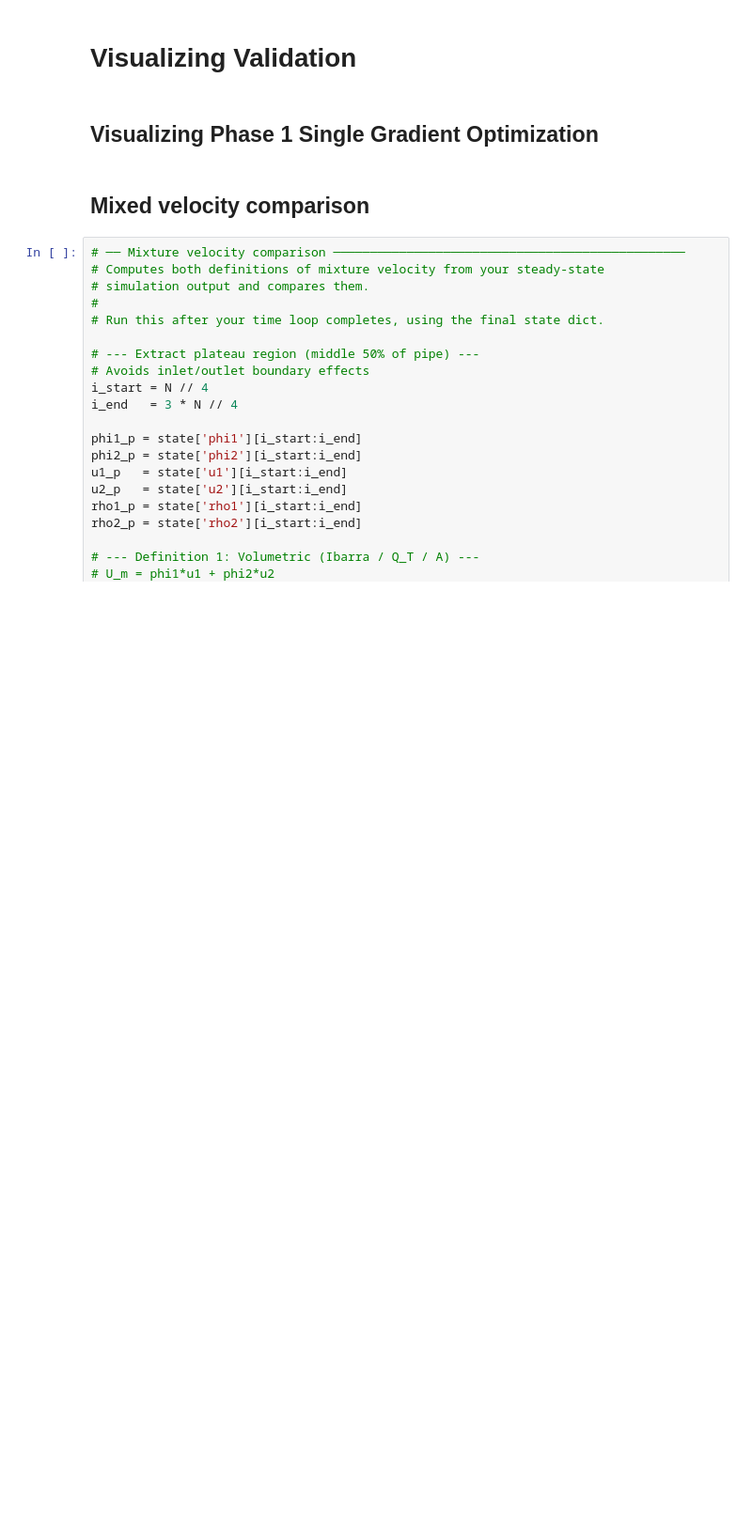
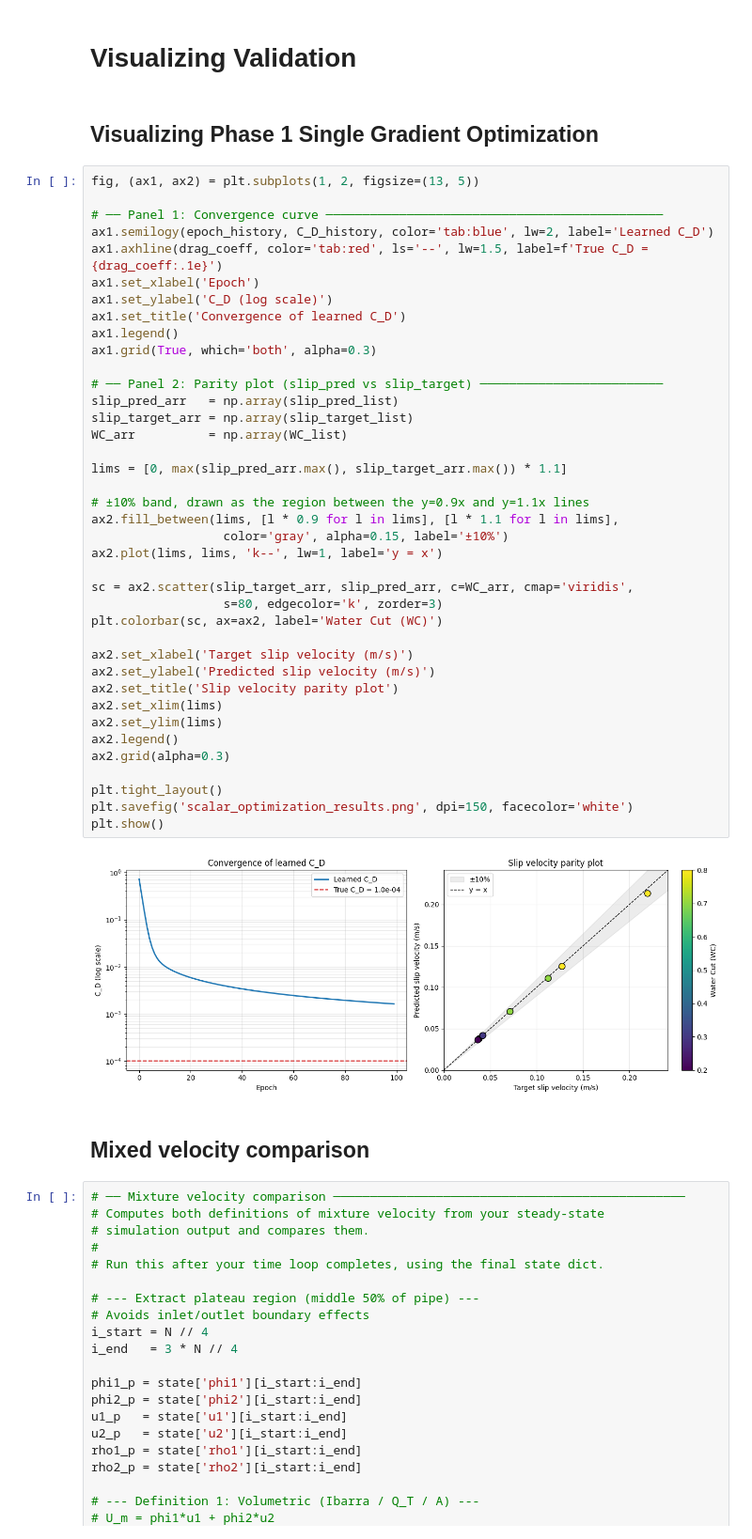
Before and after one commit to maschm176/mixtureTheoryFlow_jax, a Jupyter notebook: mixtureTheoryFlow_jax.ipynb, the cells around one changed output. Shown at 94% size. Saved outputs shown, nothing was run; the diff lists cells and outputs as text; blank space fills up the shorter version.

```diff
--- a/mixtureTheoryFlow_jax.ipynb
+++ b/mixtureTheoryFlow_jax.ipynb
@@ -2474,6 +2510,47 @@ Array(-0.07022808, dtype=float64, weak_type=True)
 # Visualizing Validation
 # %% [markdown]
 ## Visualizing Phase 1 Single Gradient Optimization
+# %%
+fig, (ax1, ax2) = plt.subplots(1, 2, figsize=(13, 5))
+
+# ── Panel 1: Convergence curve ──────────────────────────────────────────────
+ax1.semilogy(epoch_history, C_D_history, color='tab:blue', lw=2, label='Learned C_D')
+ax1.axhline(drag_coeff, color='tab:red', ls='--', lw=1.5, label=f'True C_D = {drag_coeff:.1e}')
+ax1.set_xlabel('Epoch')
+ax1.set_ylabel('C_D (log scale)')
+ax1.set_title('Convergence of learned C_D')
+ax1.legend()
+ax1.grid(True, which='both', alpha=0.3)
+
+# ── Panel 2: Parity plot (slip_pred vs slip_target) ─────────────────────────
+slip_pred_arr   = np.array(slip_pred_list)
+slip_target_arr = np.array(slip_target_list)
+WC_arr          = np.array(WC_list)
+
+lims = [0, max(slip_pred_arr.max(), slip_target_arr.max()) * 1.1]
+
+# ±10% band, drawn as the region between the y=0.9x and y=1.1x lines
+ax2.fill_between(lims, [l * 0.9 for l in lims], [l * 1.1 for l in lims],
+                  color='gray', alpha=0.15, label='±10%')
+ax2.plot(lims, lims, 'k--', lw=1, label='y = x')
+
+sc = ax2.scatter(slip_target_arr, slip_pred_arr, c=WC_arr, cmap='viridis',
+                  s=80, edgecolor='k', zorder=3)
+plt.colorbar(sc, ax=ax2, label='Water Cut (WC)')
+
+ax2.set_xlabel('Target slip velocity (m/s)')
+ax2.set_ylabel('Predicted slip velocity (m/s)')
+ax2.set_title('Slip velocity parity plot')
+ax2.set_xlim(lims)
+ax2.set_ylim(lims)
+ax2.legend()
+ax2.grid(alpha=0.3)
+
+plt.tight_layout()
+plt.savefig('scalar_optimization_results.png', dpi=150, facecolor='white')
+plt.show()
+# %% [output]
+[figure, added]
 # %% [markdown]
 ## Mixed velocity comparison
 # %%
```
Also changed, not shown: parts of 2 cells of this notebook.
